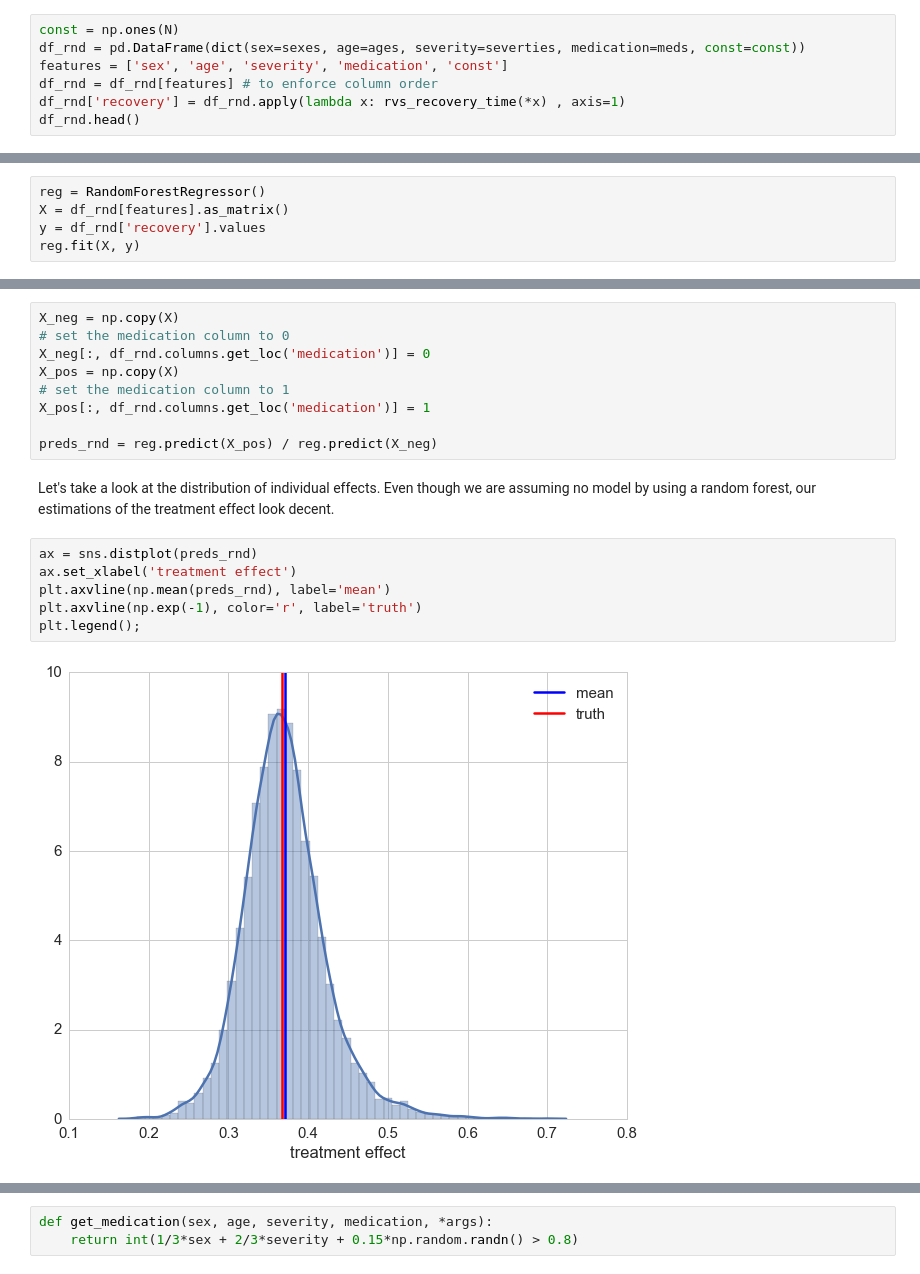
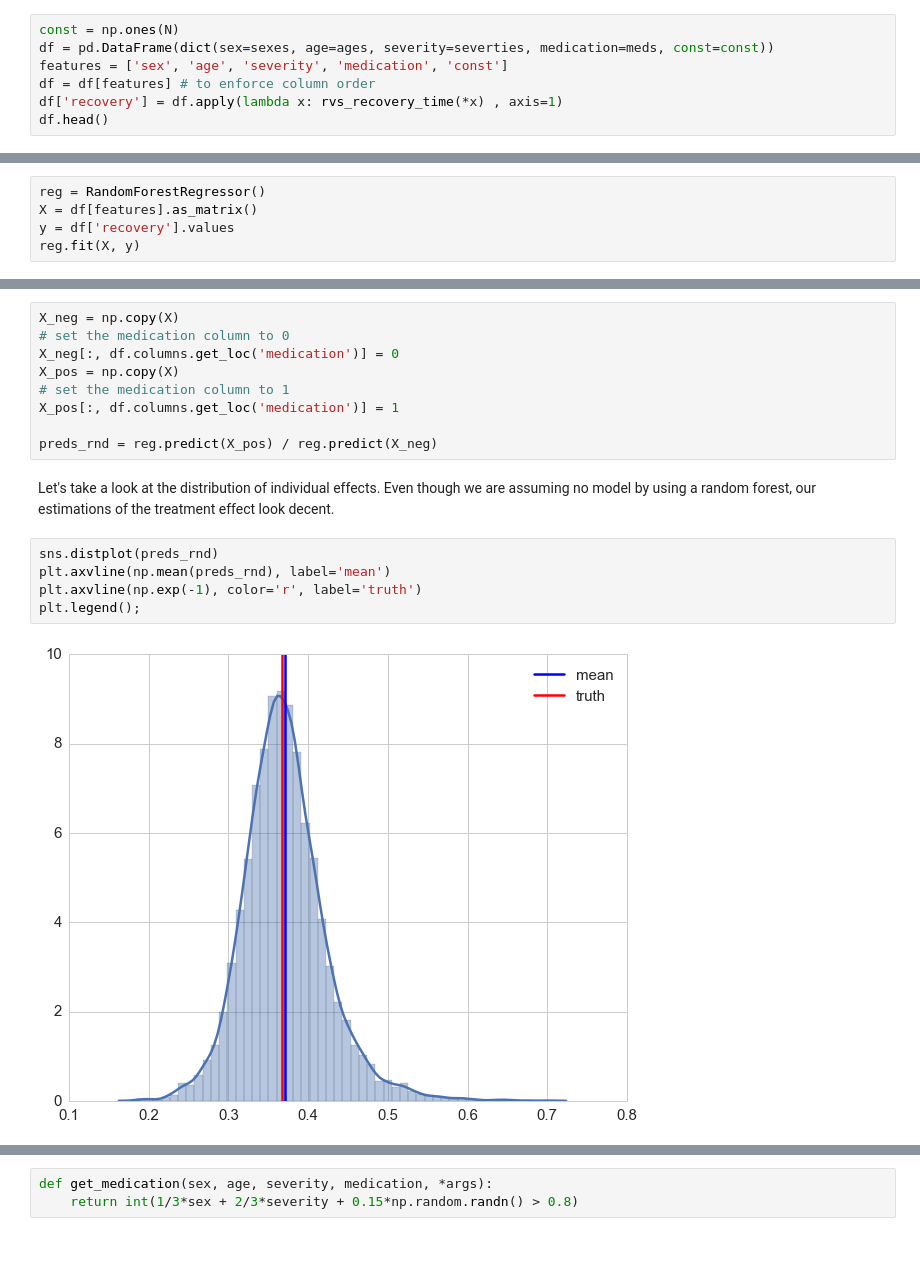
Before and after one commit to FlorianWilhelm/FlorianWilhelm.github.io, a Jupyter notebook: notebooks/causal_inference_propensity_score.ipynb, the cells around one changed output, grey strips where cells are left out. Cells and saved outputs as stored; diff of their text form; blank space fills up the shorter version.

```diff
--- a/notebooks/causal_inference_propensity_score.ipynb
+++ b/notebooks/causal_inference_propensity_score.ipynb
@@ -69,11 +67,11 @@ meds = np.random.randint(0, 2, size=N)
 We assemble everything in a dataframe also including a constant column.
 # %%
 const = np.ones(N)
-df_rnd = pd.DataFrame(dict(sex=sexes, age=ages, severity=severties, medication=meds, const=const))
+df = pd.DataFrame(dict(sex=sexes, age=ages, severity=severties, medication=meds, const=const))
 features = ['sex', 'age', 'severity', 'medication', 'const']
-df_rnd = df_rnd[features] # to enforce column order
-df_rnd['recovery'] = df_rnd.apply(lambda x: rvs_recovery_time(*x) , axis=1)
-df_rnd.head()
+df = df[features] # to enforce column order
+df['recovery'] = df.apply(lambda x: rvs_recovery_time(*x) , axis=1)
+df.head()
 # %% [output]
 |  | sex | age | severity | medication | const | recovery |
 | 0 | 0 | 24.518667 | 0.858950 | 1 | 1.0 | 34 |
@@ -125,8 +123,8 @@ Generalized Linear Model Regression Results
 Now we use a randome forest which is a pretty standard machine learning method to estimate the individual effects of the treatment on the patients. We fit the model and predict for each patient the recovery time assuming medication, i.e. medication column is 1, as well as assuming no medication, i.e. medication column is 0. Subsequently we divide the prediction assuming medication by the prediction assuming no medication to get an estimation of the treatment's effect.
 # %%
 reg = RandomForestRegressor()
-X = df_rnd[features].as_matrix()
-y = df_rnd['recovery'].values
+X = df[features].as_matrix()
+y = df['recovery'].values
 reg.fit(X, y)
 # %% [output]
 RandomForestRegressor(bootstrap=True, criterion='mse', max_depth=None,
@@ -138,22 +135,21 @@ RandomForestRegressor(bootstrap=True, criterion='mse', max_depth=None,
 # %%
 X_neg = np.copy(X)
 # set the medication column to 0
-X_neg[:, df_rnd.columns.get_loc('medication')] = 0
+X_neg[:, df.columns.get_loc('medication')] = 0
 X_pos = np.copy(X)
 # set the medication column to 1
-X_pos[:, df_rnd.columns.get_loc('medication')] = 1
+X_pos[:, df.columns.get_loc('medication')] = 1
 
 preds_rnd = reg.predict(X_pos) / reg.predict(X_neg)
 # %% [markdown]
 Let's take a look at the distribution of individual effects. Even though we are assuming no model by using a random forest, our estimations of the treatment effect look decent.
 # %%
-ax = sns.distplot(preds_rnd)
-ax.set_xlabel('treatment effect')
+sns.distplot(preds_rnd)
 plt.axvline(np.mean(preds_rnd), label='mean')
 plt.axvline(np.exp(-1), color='r', label='truth')
 plt.legend();
 # %% [output]
-[figure, old version]
+[figure, new version]
 # %% [markdown]
 ### Nonrandomized trial
 
```
Also changed, not shown: parts of 52 cells of this notebook, 16 other files.
